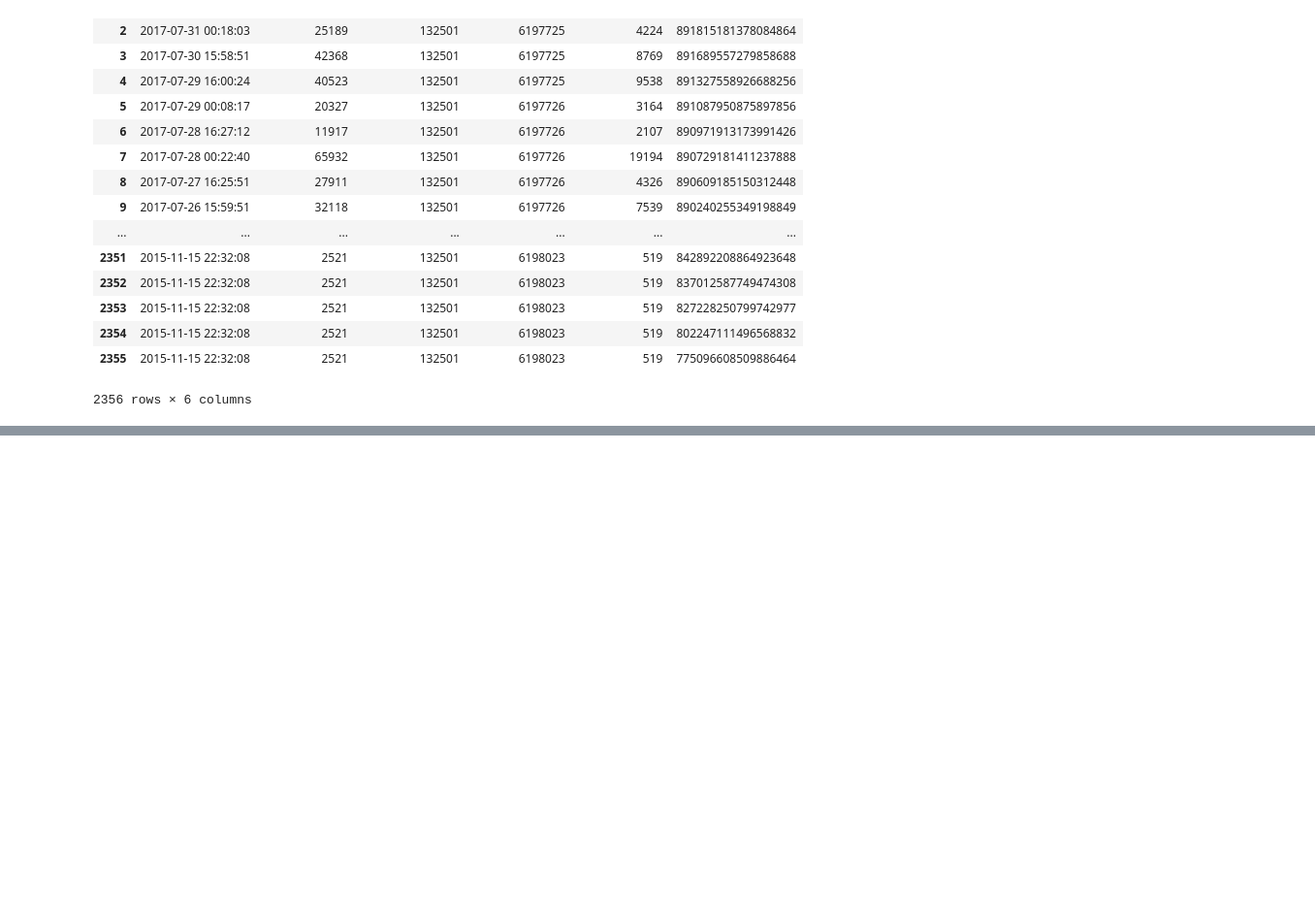
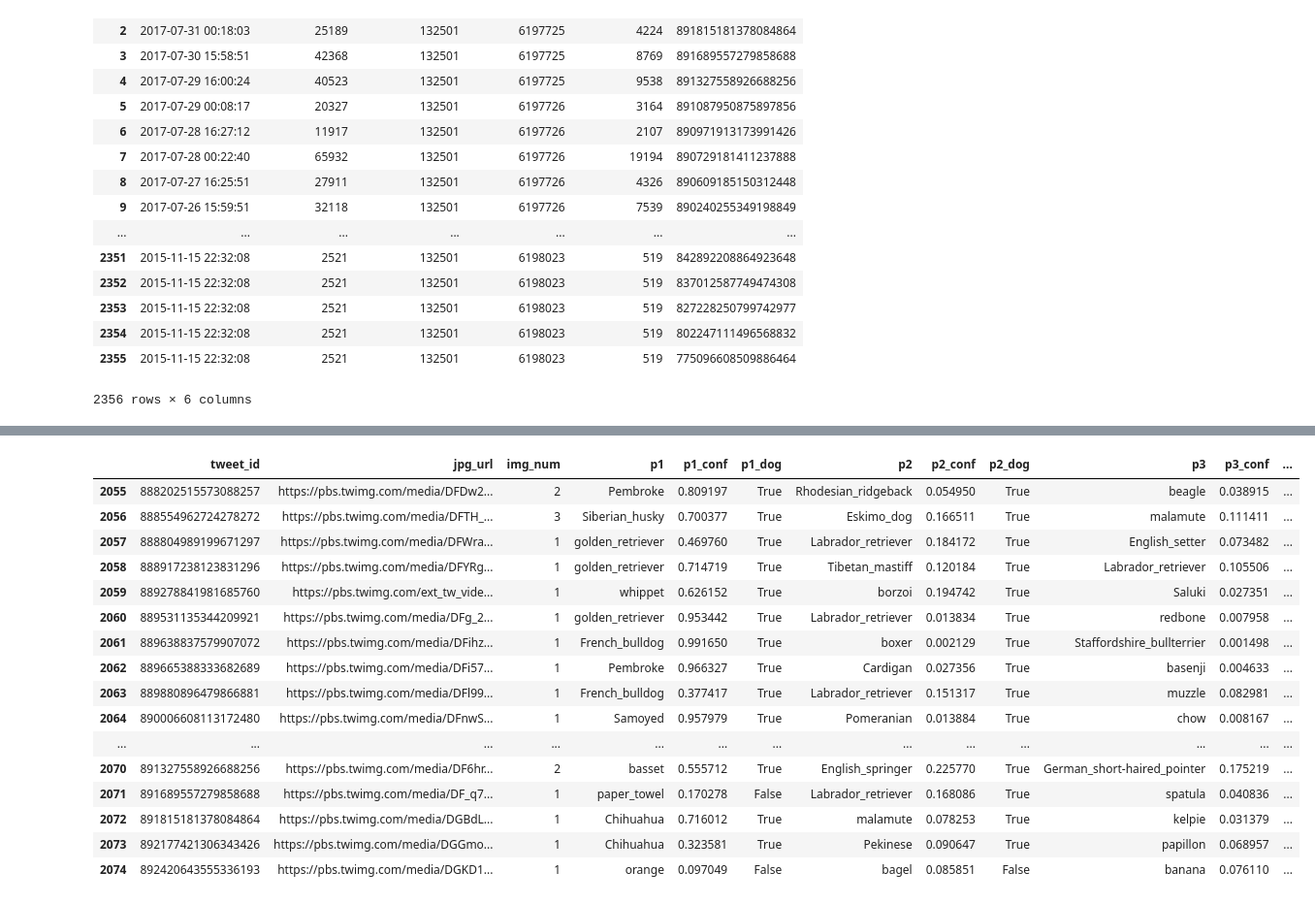
Before and after one commit to deepaksingh335/data-wrangling-project-WeRateDogs-Twitter-data-python, a Jupyter notebook: wrangle_act.ipynb, the cells around one changed output, grey strips where cells are left out. Shown at 97% size. Cells and saved outputs as stored; diff of their text form; code cells hidden in the pictures; blank space fills up the shorter version.

```diff
--- a/wrangle_act.ipynb
+++ b/wrangle_act.ipynb
@@ -245,0 +336,20 @@ json_tweets.drop(['favourites_count','followers_count'], axis = 1)
+# %%
+image_predictions.tail(20)
+# %% [output]
+|  | tweet_id | jpg_url | img_num | p1 | p1_conf | p1_dog | p2 | p2_conf | p2_dog | p3 | p3_conf | ... |
+| 2055 | 888202515573088257 | https://pbs.twimg.com/media/DFDw2... | 2 | Pembroke | 0.809197 | True | Rhodesian_ridgeback | 0.054950 | True | beagle | 0.038915 | ... |
+| 2056 | 888554962724278272 | https://pbs.twimg.com/media/DFTH_... | 3 | Siberian_husky | 0.700377 | True | Eskimo_dog | 0.166511 | True | malamute | 0.111411 | ... |
+| 2057 | 888804989199671297 | https://pbs.twimg.com/media/DFWra... | 1 | golden_retriever | 0.469760 | True | Labrador_retriever | 0.184172 | True | English_setter | 0.073482 | ... |
+| 2058 | 888917238123831296 | https://pbs.twimg.com/media/DFYRg... | 1 | golden_retriever | 0.714719 | True | Tibetan_mastiff | 0.120184 | True | Labrador_retriever | 0.105506 | ... |
+| 2059 | 889278841981685760 | https://pbs.twimg.com/ext_tw_vide... | 1 | whippet | 0.626152 | True | borzoi | 0.194742 | True | Saluki | 0.027351 | ... |
+| 2060 | 889531135344209921 | https://pbs.twimg.com/media/DFg_2... | 1 | golden_retriever | 0.953442 | True | Labrador_retriever | 0.013834 | True | redbone | 0.007958 | ... |
+| 2061 | 889638837579907072 | https://pbs.twimg.com/media/DFihz... | 1 | French_bulldog | 0.991650 | True | boxer | 0.002129 | True | Staffordshire_bullterrier | 0.001498 | ... |
+| 2062 | 889665388333682689 | https://pbs.twimg.com/media/DFi57... | 1 | Pembroke | 0.966327 | True | Cardigan | 0.027356 | True | basenji | 0.004633 | ... |
+| 2063 | 889880896479866881 | https://pbs.twimg.com/media/DFl99... | 1 | French_bulldog | 0.377417 | True | Labrador_retriever | 0.151317 | True | muzzle | 0.082981 | ... |
+| 2064 | 890006608113172480 | https://pbs.twimg.com/media/DFnwS... | 1 | Samoyed | 0.957979 | True | Pomeranian | 0.013884 | True | chow | 0.008167 | ... |
+| ... | ... | ... | ... | ... | ... | ... | ... | ... | ... | ... | ... | ... |
+| 2070 | 891327558926688256 | https://pbs.twimg.com/media/DF6hr... | 2 | basset | 0.555712 | True | English_springer | 0.225770 | True | German_short-haired_pointer | 0.175219 | ... |
+| 2071 | 891689557279858688 | https://pbs.twimg.com/media/DF_q7... | 1 | paper_towel | 0.170278 | False | Labrador_retriever | 0.168086 | True | spatula | 0.040836 | ... |
+| 2072 | 891815181378084864 | https://pbs.twimg.com/media/DGBdL... | 1 | Chihuahua | 0.716012 | True | malamute | 0.078253 | True | kelpie | 0.031379 | ... |
+| 2073 | 892177421306343426 | https://pbs.twimg.com/media/DGGmo... | 1 | Chihuahua | 0.323581 | True | Pekinese | 0.090647 | True | papillon | 0.068957 | ... |
+| 2074 | 892420643555336193 | https://pbs.twimg.com/media/DGKD1... | 1 | orange | 0.097049 | False | bagel | 0.085851 | False | banana | 0.076110 | ... |
```
Also changed, not shown: parts of 72 cells of this notebook, 2 other files.
